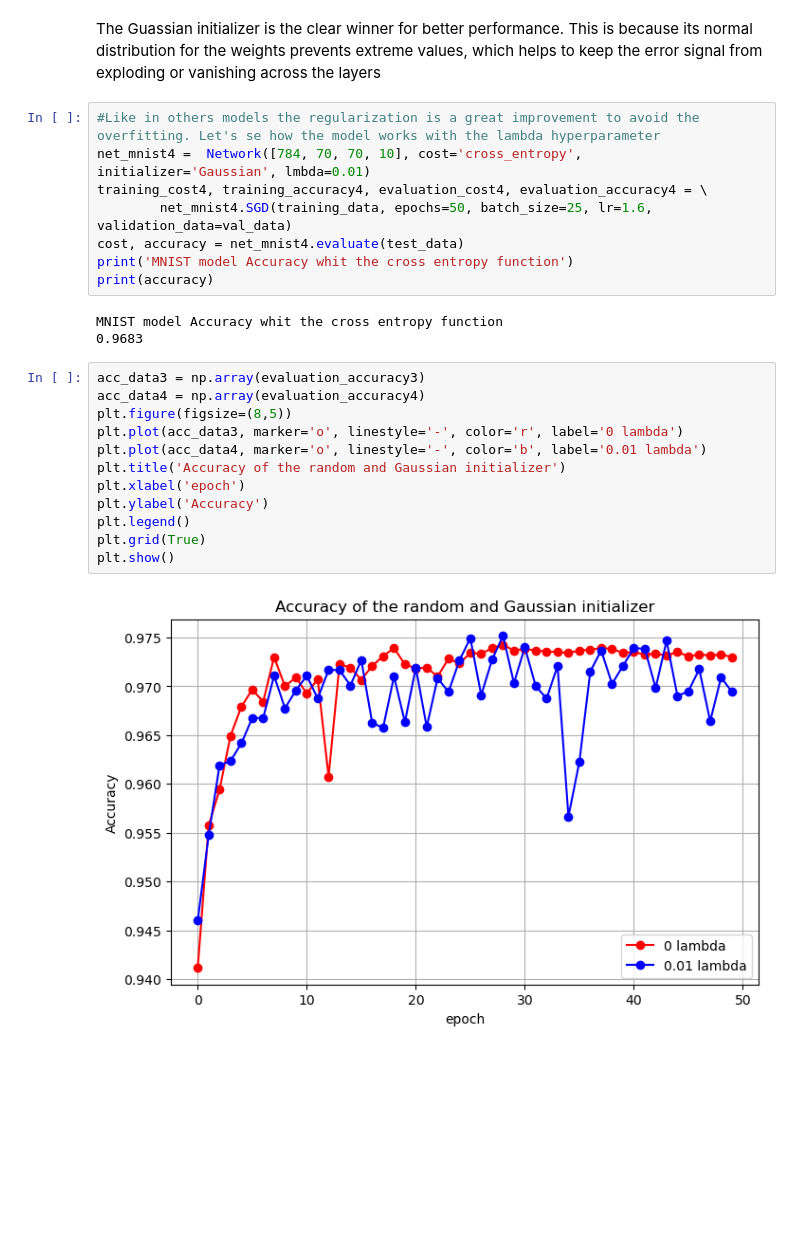
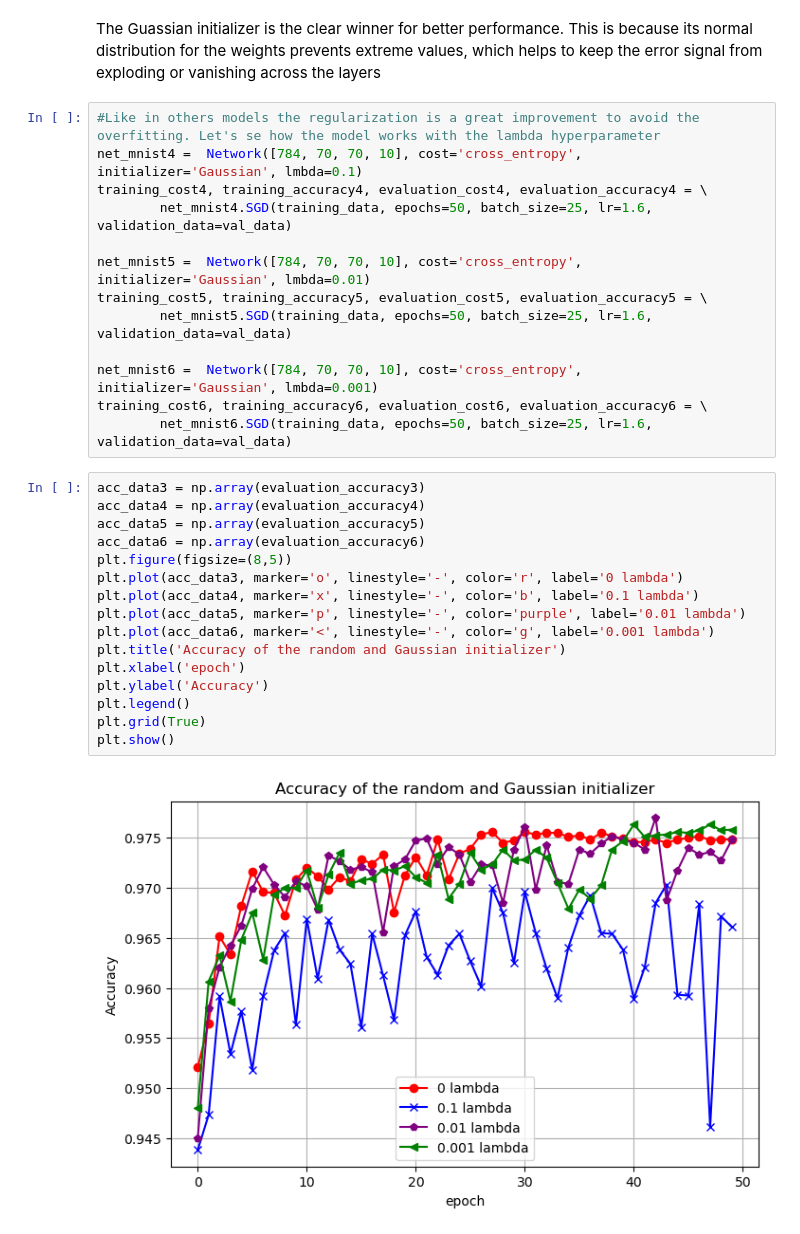
Before and after one commit to Miguel9Angel/Neural-Network, a Jupyter notebook: notebooks/testing_models.ipynb, the cells around one changed output. Drawn from its saved outputs; the diff is of its cells as text; blank space fills up the shorter version.

```diff
--- a/notebooks/testing_models.ipynb
+++ b/notebooks/testing_models.ipynb
@@ -121,27 +131,33 @@ plt.show()
 The Guassian initializer is the clear winner for better performance. This is because its normal distribution for the weights prevents extreme values, which helps to keep the error signal from exploding or vanishing across the layers
 # %%
 #Like in others models the regularization is a great improvement to avoid the overfitting. Let's se how the model works with the lambda hyperparameter
-net_mnist4 =  Network([784, 70, 70, 10], cost='cross_entropy', initializer='Gaussian', lmbda=0.01)
+net_mnist4 =  Network([784, 70, 70, 10], cost='cross_entropy', initializer='Gaussian', lmbda=0.1)
 training_cost4, training_accuracy4, evaluation_cost4, evaluation_accuracy4 = \
         net_mnist4.SGD(training_data, epochs=50, batch_size=25, lr=1.6, validation_data=val_data)
-cost, accuracy = net_mnist4.evaluate(test_data)
-print('MNIST model Accuracy whit the cross entropy function')
-print(accuracy)
+
+net_mnist5 =  Network([784, 70, 70, 10], cost='cross_entropy', initializer='Gaussian', lmbda=0.01)
+training_cost5, training_accuracy5, evaluation_cost5, evaluation_accuracy5 = \
+        net_mnist5.SGD(training_data, epochs=50, batch_size=25, lr=1.6, validation_data=val_data)
+
+net_mnist6 =  Network([784, 70, 70, 10], cost='cross_entropy', initializer='Gaussian', lmbda=0.001)
+training_cost6, training_accuracy6, evaluation_cost6, evaluation_accuracy6 = \
+        net_mnist6.SGD(training_data, epochs=50, batch_size=25, lr=1.6, validation_data=val_data)
-# %% [output]
-MNIST model Accuracy whit the cross entropy function
-0.9683
 # %%
 acc_data3 = np.array(evaluation_accuracy3)
 acc_data4 = np.array(evaluation_accuracy4)
+acc_data5 = np.array(evaluation_accuracy5)
+acc_data6 = np.array(evaluation_accuracy6)
 plt.figure(figsize=(8,5))
 plt.plot(acc_data3, marker='o', linestyle='-', color='r', label='0 lambda')
-plt.plot(acc_data4, marker='o', linestyle='-', color='b', label='0.01 lambda')
+plt.plot(acc_data4, marker='x', linestyle='-', color='b', label='0.1 lambda')
+plt.plot(acc_data5, marker='p', linestyle='-', color='purple', label='0.01 lambda')
+plt.plot(acc_data6, marker='<', linestyle='-', color='g', label='0.001 lambda')
 plt.title('Accuracy of the random and Gaussian initializer')
 plt.xlabel('epoch')
 plt.ylabel('Accuracy')
 plt.legend()
 plt.grid(True)
 plt.show()
 # %% [output]
-[figure, old version]
+[figure, new version]
 # %% [markdown]
```
Also changed, not shown: parts of 15 cells of this notebook, 1 other file.
